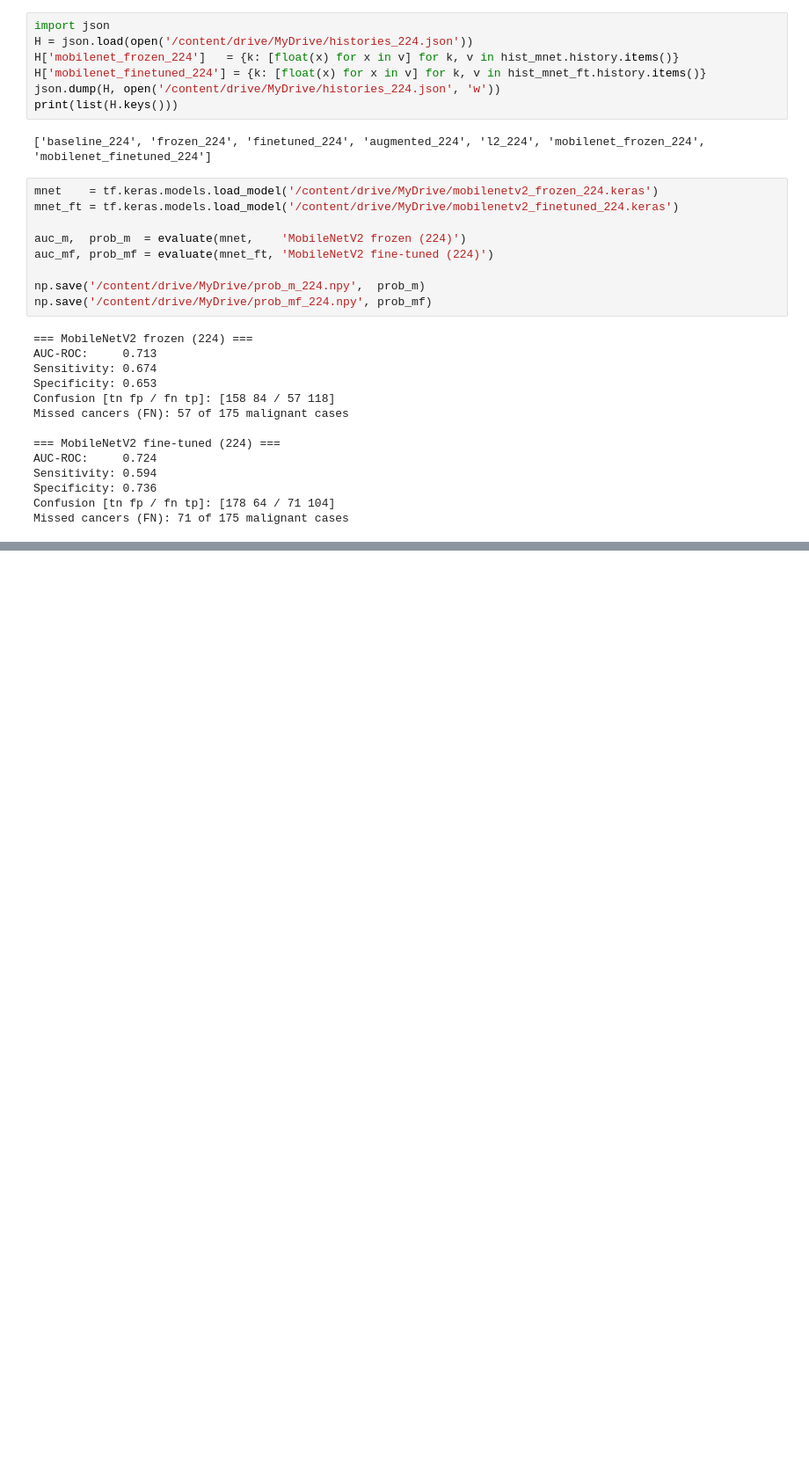
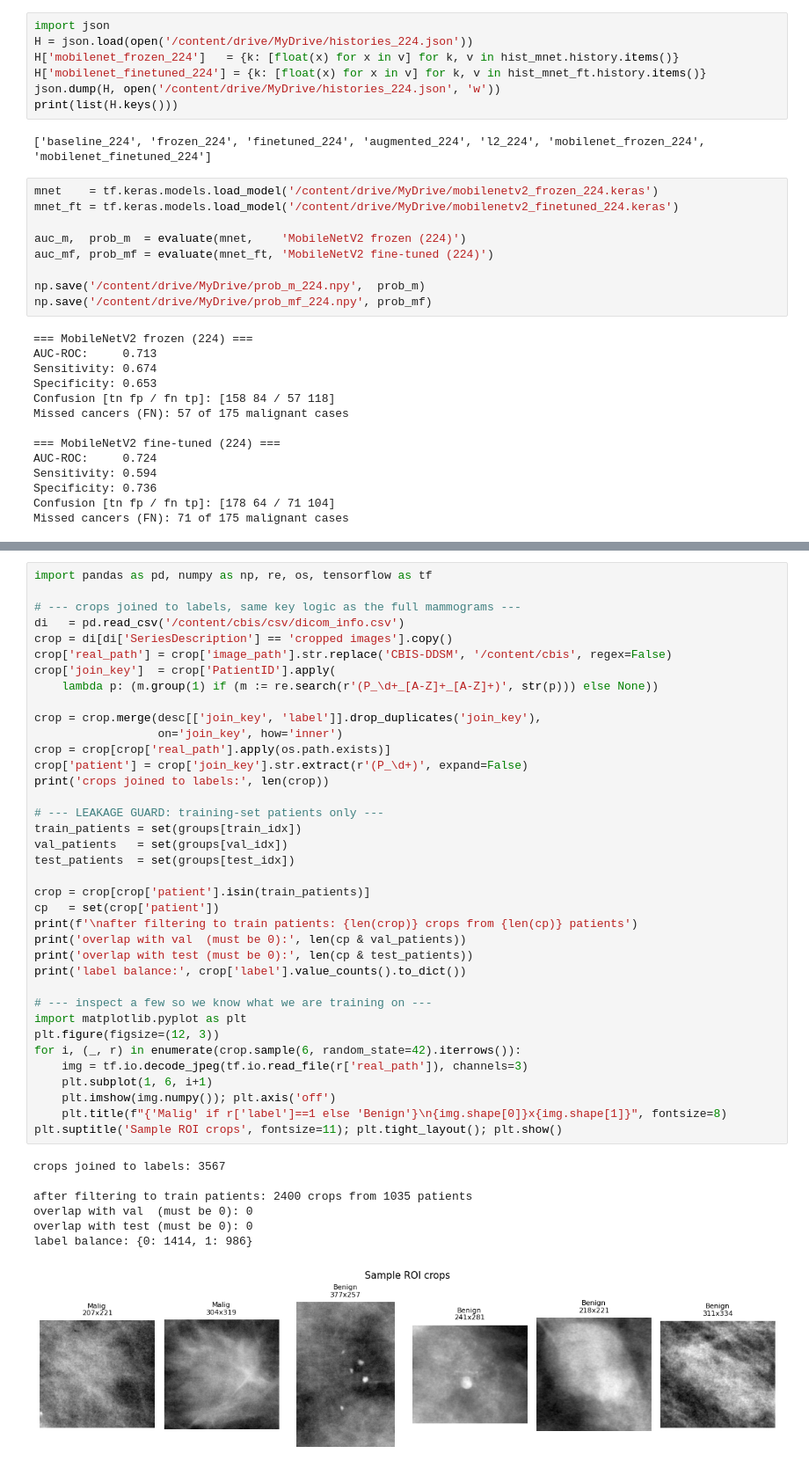
Before and after one commit to azeltkr/breast-cancer-cbis-ddsm, a Jupyter notebook: CM3070_prototype_cbis_ddsm.ipynb, the cells around one changed output, grey strips where cells are left out. Shown at 88% size. Saved outputs shown, nothing was run; the diff lists cells and outputs as text; blank space fills up the shorter version.

```diff
--- a/CM3070_prototype_cbis_ddsm.ipynb
+++ b/CM3070_prototype_cbis_ddsm.ipynb
@@ -1407,0 +1427,45 @@ Missed cancers (FN): 71 of 175 malignant cases
+# %%
+import pandas as pd, numpy as np, re, os, tensorflow as tf
+
+# --- crops joined to labels, same key logic as the full mammograms ---
+di   = pd.read_csv('/content/cbis/csv/dicom_info.csv')
+crop = di[di['SeriesDescription'] == 'cropped images'].copy()
+crop['real_path'] = crop['image_path'].str.replace('CBIS-DDSM', '/content/cbis', regex=False)
+crop['join_key']  = crop['PatientID'].apply(
+    lambda p: (m.group(1) if (m := re.search(r'(P_\d+_[A-Z]+_[A-Z]+)', str(p))) else None))
+
+crop = crop.merge(desc[['join_key', 'label']].drop_duplicates('join_key'),
+                  on='join_key', how='inner')
+crop = crop[crop['real_path'].apply(os.path.exists)]
+crop['patient'] = crop['join_key'].str.extract(r'(P_\d+)', expand=False)
+print('crops joined to labels:', len(crop))
+
+# --- LEAKAGE GUARD: training-set patients only ---
+train_patients = set(groups[train_idx])
+val_patients   = set(groups[val_idx])
+test_patients  = set(groups[test_idx])
+
+crop = crop[crop['patient'].isin(train_patients)]
+cp   = set(crop['patient'])
+print(f'\nafter filtering to train patients: {len(crop)} crops from {len(cp)} patients')
+print('overlap with val  (must be 0):', len(cp & val_patients))
+print('overlap with test (must be 0):', len(cp & test_patients))
+print('label balance:', crop['label'].value_counts().to_dict())
+
+# --- inspect a few so we know what we are training on ---
+import matplotlib.pyplot as plt
+plt.figure(figsize=(12, 3))
+for i, (_, r) in enumerate(crop.sample(6, random_state=42).iterrows()):
+    img = tf.io.decode_jpeg(tf.io.read_file(r['real_path']), channels=3)
+    plt.subplot(1, 6, i+1)
+    plt.imshow(img.numpy()); plt.axis('off')
+    plt.title(f"{'Malig' if r['label']==1 else 'Benign'}\n{img.shape[0]}x{img.shape[1]}", fontsize=8)
+plt.suptitle('Sample ROI crops', fontsize=11); plt.tight_layout(); plt.show()
+# %% [output]
+crops joined to labels: 3567
+
+after filtering to train patients: 2400 crops from 1035 patients
+overlap with val  (must be 0): 0
+overlap with test (must be 0): 0
+label balance: {0: 1414, 1: 986}
+[figure, added]
```
Also changed, not shown: parts of 5 cells of this notebook.
